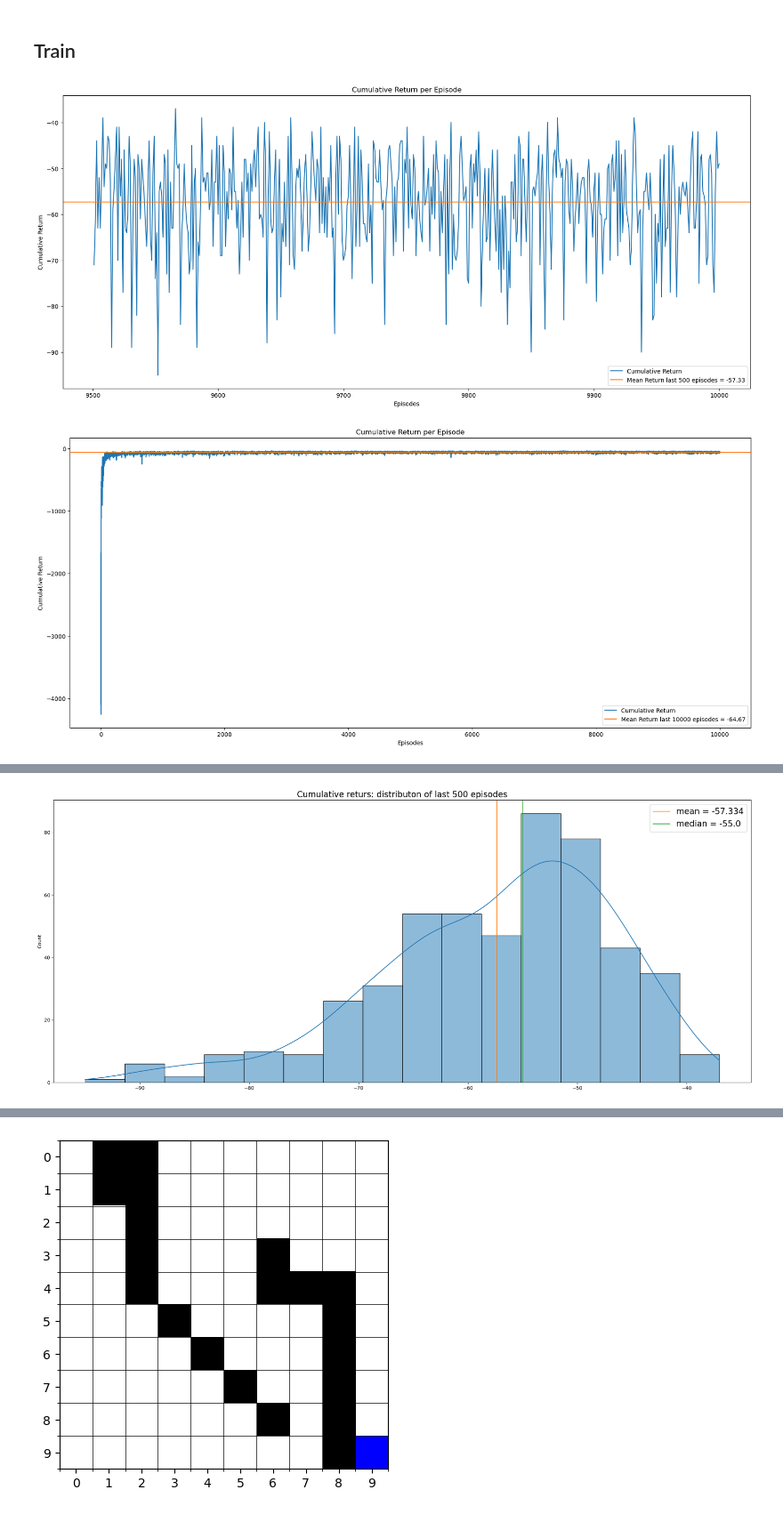
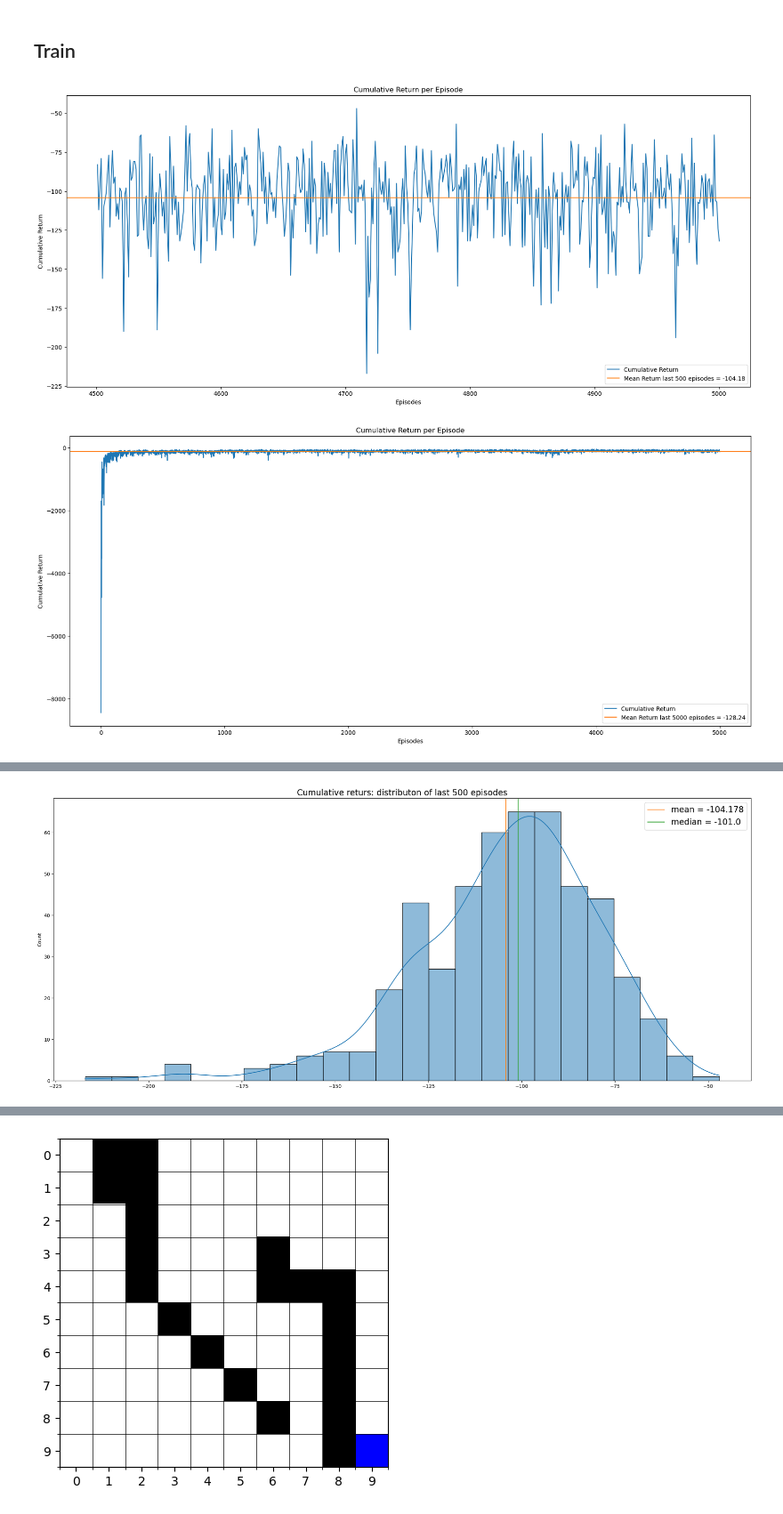
Before and after one commit to iltramont/RL_Grid_World, a Jupyter notebook: main_QLearningAgent.ipynb, the cells around one changed output, grey strips where cells are left out. Shown: that part at 89% size. Saved outputs shown, nothing was run; the diff lists cells and outputs as text; code cells hidden in the pictures.

```diff
--- a/main_QLearningAgent.ipynb
+++ b/main_QLearningAgent.ipynb
@@ -16,7 +16,7 @@ colors = plt.rcParams['axes.prop_cycle'].by_key()['color']
 # %% [markdown]
 ## Constants
 # %%
-MALFUNCTION_PROBABILITY = 0.1
+MALFUNCTION_PROBABILITY = 0.3
 EPSILON = 0.5
 MIN_EPSILON = 0.05
 GAMMA_EPSILON = 1/4
@@ -52,11 +52,11 @@ q_learning_agent = QLearningAgent(env,
 # %% [markdown]
 ## Train
 # %%
-training_episodes = 10_000
+training_episodes = 5_000
 plot_frequency = 100
 q_learning_agent.train(training_episodes, True, plot_frequency)
 q_learning_agent.update_plot(training_episodes)
 q_learning_agent.plot_value_table()
 # %% [output]
-[figure, old version]
+[figure, new version]
-[figure, old version]
+[figure, new version]
@@ -76,4 +76,4 @@ ax.axvline(last_returns.median(), label=f"median = {last_returns.median()}", col
 ax.legend(fontsize="xx-large")
 plt.show();
 # %% [output]
-[figure, old version]
+[figure, new version]
```
Also changed, not shown: parts of 2 cells of this notebook.
